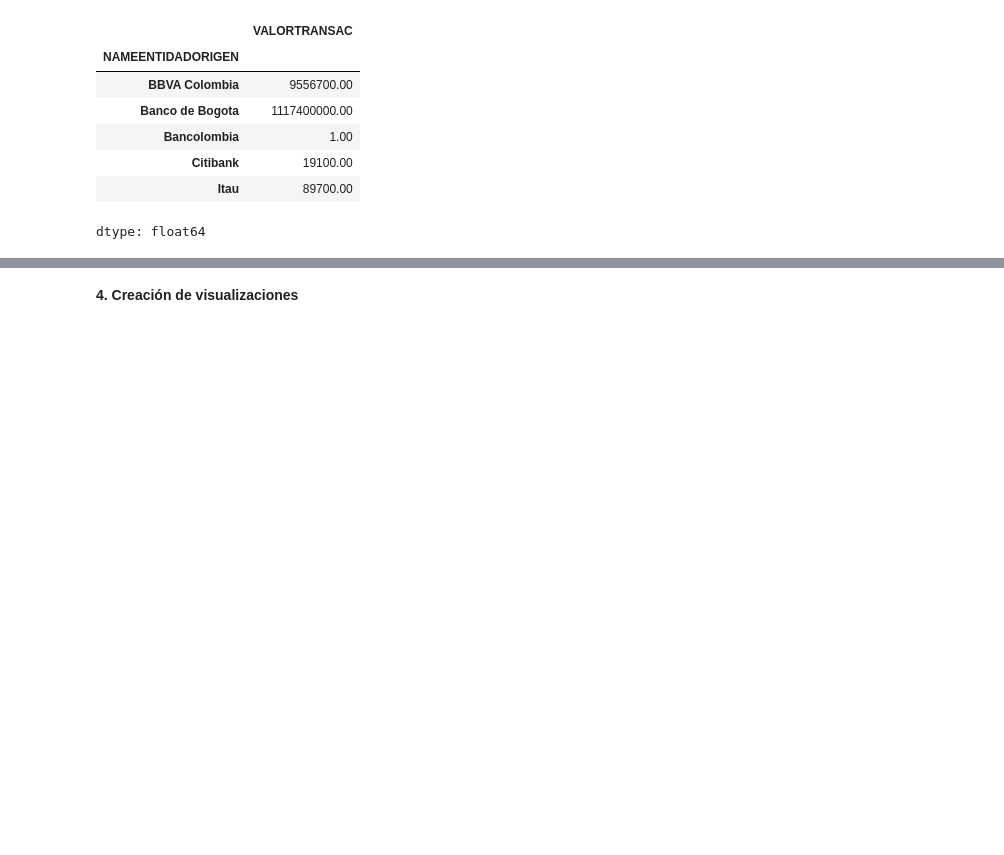
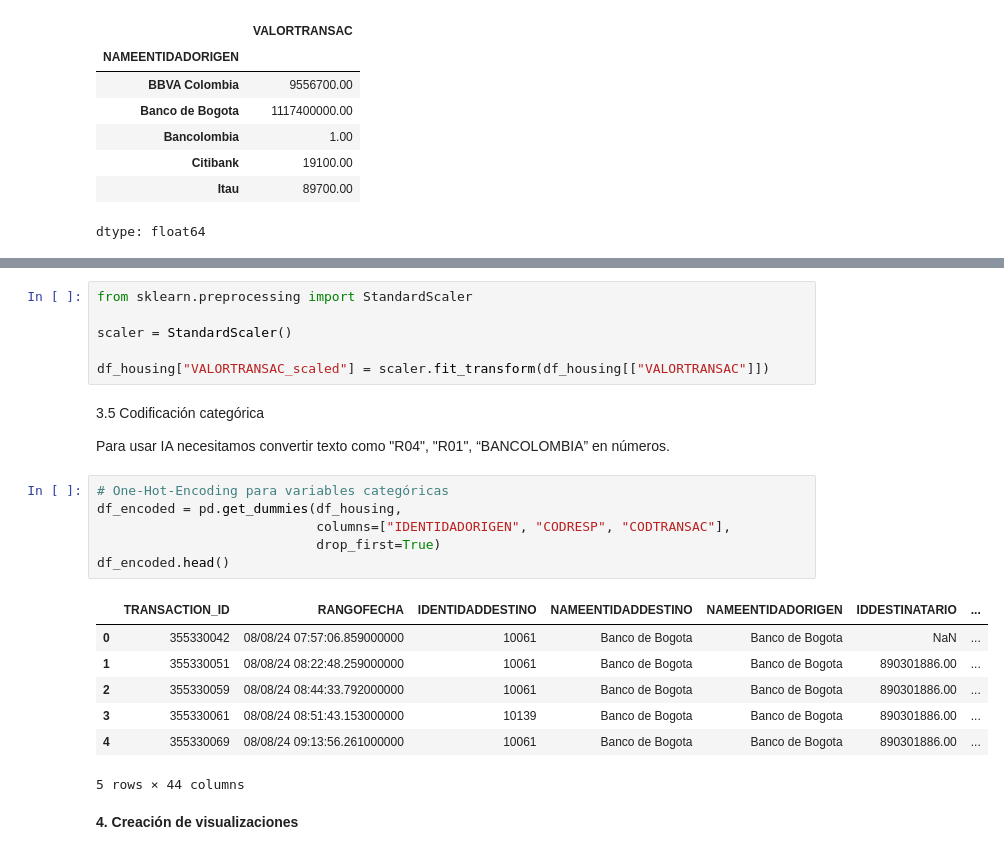
Before and after one commit to oerv13/Ibero, a Jupyter notebook: Copia_de_Exploración_visual_y_diagnóstico.ipynb, the cells around one changed output, grey strips where cells are left out. Saved outputs shown, nothing was run; the diff lists cells and outputs as text; blank space fills up the shorter version.

```diff
--- a/Copia_de_Exploración_visual_y_diagnóstico.ipynb
+++ b/Copia_de_Exploración_visual_y_diagnóstico.ipynb
@@ -161,3 +195,27 @@ dtype: float64
+# %%
+from sklearn.preprocessing import StandardScaler
+
+scaler = StandardScaler()
+
+df_housing["VALORTRANSAC_scaled"] = scaler.fit_transform(df_housing[["VALORTRANSAC"]])
+# %% [markdown]
+3.5 Codificación categórica
+
+Para usar IA necesitamos convertir texto como "R04", "R01", “BANCOLOMBIA” en números.
+# %%
+# One-Hot-Encoding para variables categóricas
+df_encoded = pd.get_dummies(df_housing,
+                            columns=["IDENTIDADORIGEN", "CODRESP", "CODTRANSAC"],
+                            drop_first=True)
+df_encoded.head()
+# %% [output]
+|  | TRANSACTION_ID | RANGOFECHA | IDENTIDADDESTINO | NAMEENTIDADDESTINO | NAMEENTIDADORIGEN | IDDESTINATARIO | ... |
+| 0 | 355330042 | 08/08/24 07:57:06.859000000 | 10061 | Banco de Bogota | Banco de Bogota | NaN | ... |
+| 1 | 355330051 | 08/08/24 08:22:48.259000000 | 10061 | Banco de Bogota | Banco de Bogota | 890301886.00 | ... |
+| 2 | 355330059 | 08/08/24 08:44:33.792000000 | 10061 | Banco de Bogota | Banco de Bogota | 890301886.00 | ... |
+| 3 | 355330061 | 08/08/24 08:51:43.153000000 | 10139 | Banco de Bogota | Banco de Bogota | 890301886.00 | ... |
+| 4 | 355330069 | 08/08/24 09:13:56.261000000 | 10061 | Banco de Bogota | Banco de Bogota | 890301886.00 | ... |
+5 rows × 44 columns
 # %% [markdown]
 **4. Creación de visualizaciones**
 # %%
```
Also changed, not shown: parts of 10 cells of this notebook.
